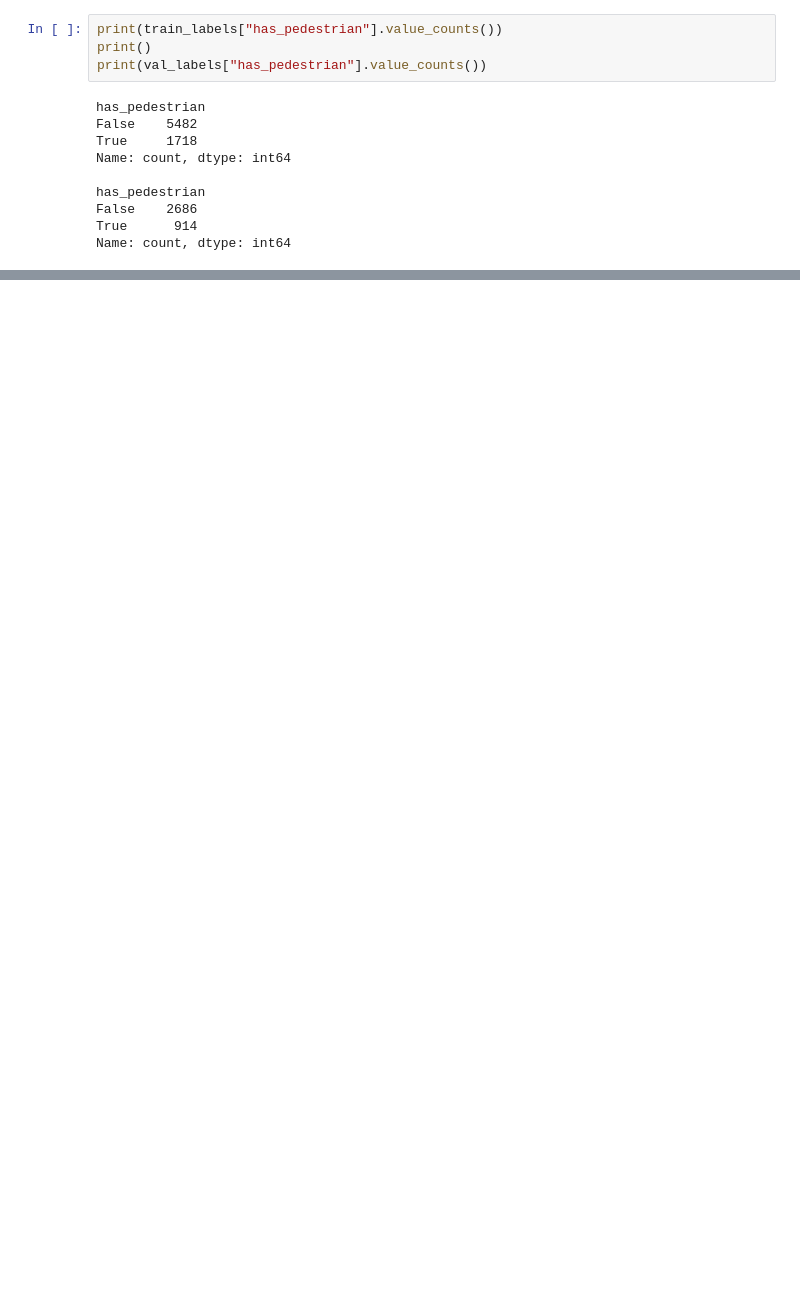
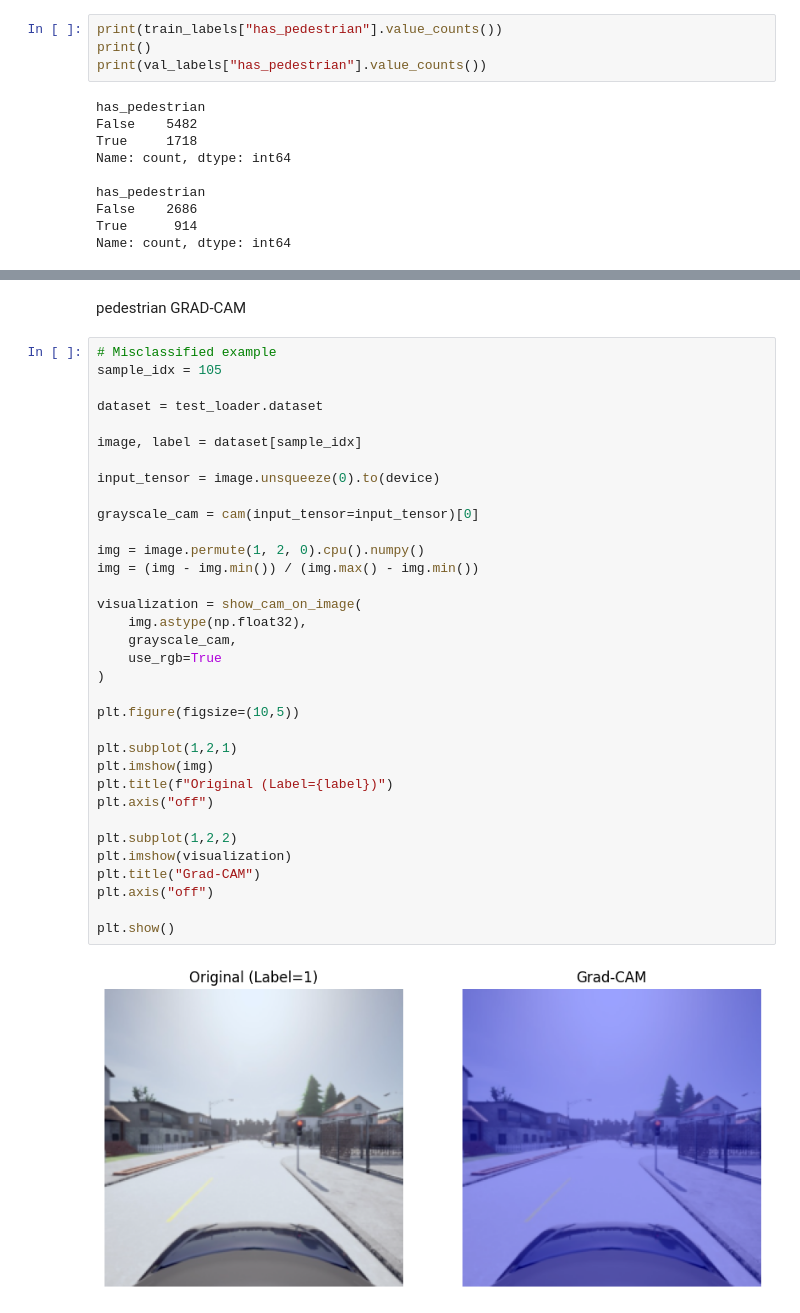
Before and after one commit to vinitdarji16/MLS-Exercise, a Jupyter notebook: MLS_exercise3_pedestrian.ipynb, the cells around one changed output, grey strips where cells are left out. Drawn from its saved outputs; the diff is of its cells as text; blank space fills up the shorter version.

```diff
--- a/MLS_exercise3_pedestrian.ipynb
+++ b/MLS_exercise3_pedestrian.ipynb
@@ -542,0 +689,38 @@ plt.show()
+# %% [markdown]
+pedestrian GRAD-CAM
+# %%
+# Misclassified example
+sample_idx = 105
+
+dataset = test_loader.dataset
+
+image, label = dataset[sample_idx]
+
+input_tensor = image.unsqueeze(0).to(device)
+
+grayscale_cam = cam(input_tensor=input_tensor)[0]
+
+img = image.permute(1, 2, 0).cpu().numpy()
+img = (img - img.min()) / (img.max() - img.min())
+
+visualization = show_cam_on_image(
+    img.astype(np.float32),
+    grayscale_cam,
+    use_rgb=True
+)
+
+plt.figure(figsize=(10,5))
+
+plt.subplot(1,2,1)
+plt.imshow(img)
+plt.title(f"Original (Label={label})")
+plt.axis("off")
+
+plt.subplot(1,2,2)
+plt.imshow(visualization)
+plt.title("Grad-CAM")
+plt.axis("off")
+
+plt.show()
+# %% [output]
+[figure, added]
```
Also changed, not shown: parts of 13 cells of this notebook.
